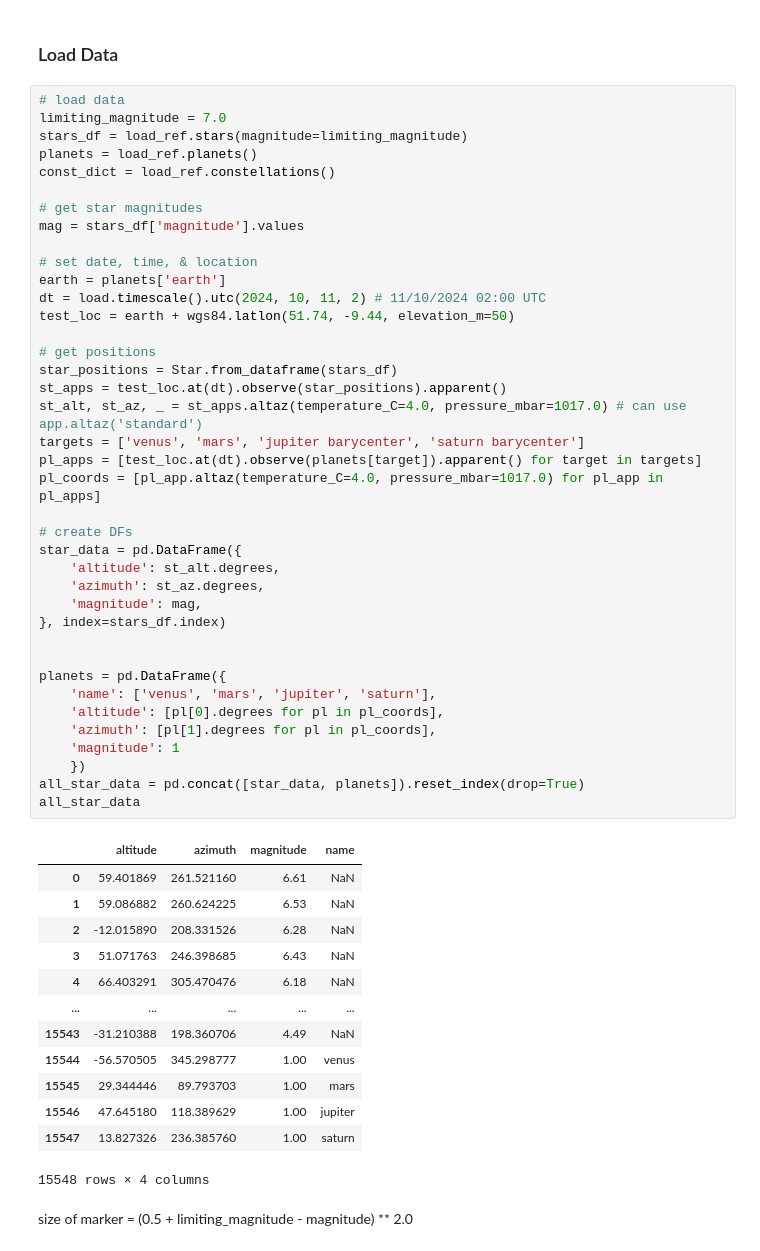
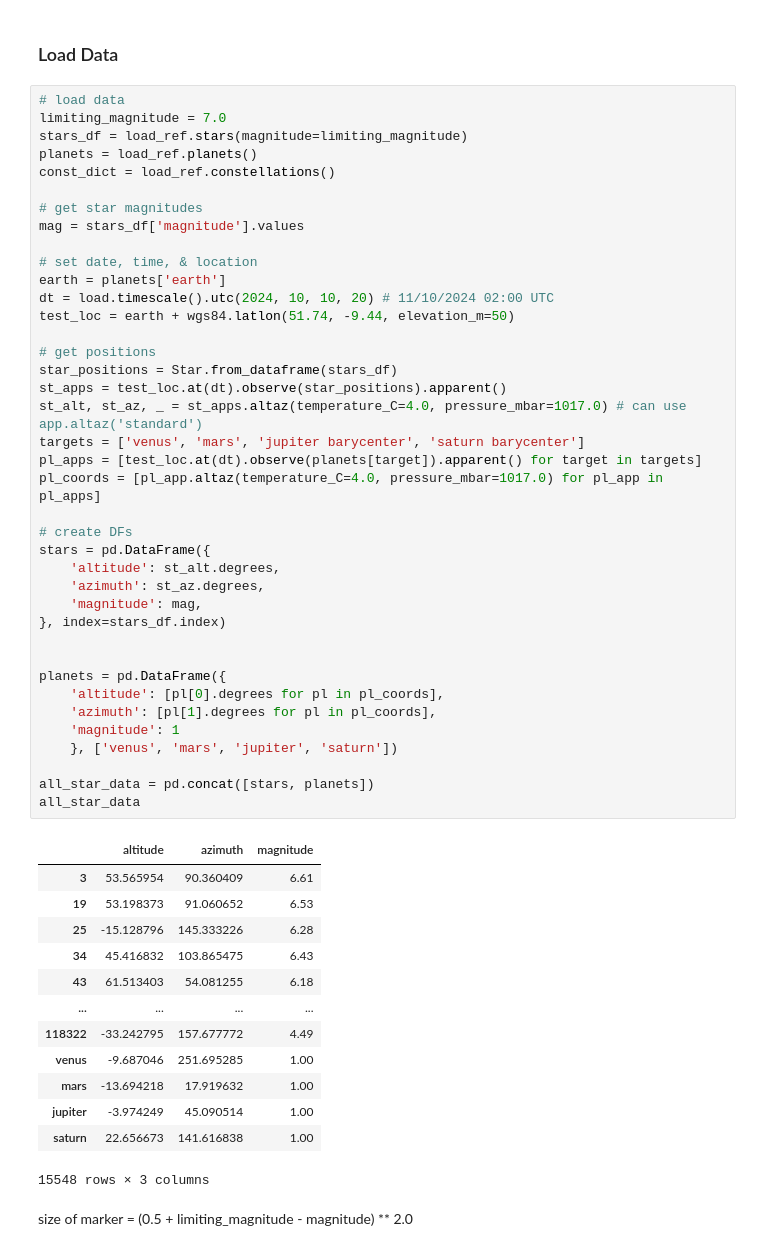
Before and after one commit to emilycardwell/find-my-star, a Jupyter notebook: testing.ipynb, the cells around one changed output. Drawn from its saved outputs; the diff is of its cells as text.

```diff
--- a/testing.ipynb
+++ b/testing.ipynb
@@ -48,51 +50,51 @@ planets = load_ref.planets()
 const_dict = load_ref.constellations()
 
 # get star magnitudes
 mag = stars_df['magnitude'].values
 
 # set date, time, & location
 earth = planets['earth']
-dt = load.timescale().utc(2024, 10, 11, 2) # 11/10/2024 02:00 UTC
+dt = load.timescale().utc(2024, 10, 10, 20) # 11/10/2024 02:00 UTC
 test_loc = earth + wgs84.latlon(51.74, -9.44, elevation_m=50)
 
 # get positions
 star_positions = Star.from_dataframe(stars_df)
 st_apps = test_loc.at(dt).observe(star_positions).apparent()
 st_alt, st_az, _ = st_apps.altaz(temperature_C=4.0, pressure_mbar=1017.0) # can use app.altaz('standard')
 targets = ['venus', 'mars', 'jupiter barycenter', 'saturn barycenter']
 pl_apps = [test_loc.at(dt).observe(planets[target]).apparent() for target in targets]
 pl_coords = [pl_app.altaz(temperature_C=4.0, pressure_mbar=1017.0) for pl_app in pl_apps]
 
 # create DFs
-star_data = pd.DataFrame({
+stars = pd.DataFrame({
     'altitude': st_alt.degrees,
     'azimuth': st_az.degrees,
     'magnitude': mag,
 }, index=stars_df.index)
 
 
 planets = pd.DataFrame({
-    'name': ['venus', 'mars', 'jupiter', 'saturn'],
     'altitude': [pl[0].degrees for pl in pl_coords],
     'azimuth': [pl[1].degrees for pl in pl_coords],
     'magnitude': 1
-    })
-all_star_data = pd.concat([star_data, planets]).reset_index(drop=True)
+    }, ['venus', 'mars', 'jupiter', 'saturn'])
+
+all_star_data = pd.concat([stars, planets])
 all_star_data
 # %% [output]
-|  | altitude | azimuth | magnitude | name |
-| 0 | 59.401869 | 261.521160 | 6.61 | NaN |
-| 1 | 59.086882 | 260.624225 | 6.53 | NaN |
-| 2 | -12.015890 | 208.331526 | 6.28 | NaN |
-| 3 | 51.071763 | 246.398685 | 6.43 | NaN |
-| 4 | 66.403291 | 305.470476 | 6.18 | NaN |
-| ... | ... | ... | ... | ... |
-| 15543 | -31.210388 | 198.360706 | 4.49 | NaN |
-| 15544 | -56.570505 | 345.298777 | 1.00 | venus |
-| 15545 | 29.344446 | 89.793703 | 1.00 | mars |
-| 15546 | 47.645180 | 118.389629 | 1.00 | jupiter |
-| 15547 | 13.827326 | 236.385760 | 1.00 | saturn |
+|  | altitude | azimuth | magnitude |
+| 3 | 53.565954 | 90.360409 | 6.61 |
+| 19 | 53.198373 | 91.060652 | 6.53 |
+| 25 | -15.128796 | 145.333226 | 6.28 |
+| 34 | 45.416832 | 103.865475 | 6.43 |
+| 43 | 61.513403 | 54.081255 | 6.18 |
+| ... | ... | ... | ... |
+| 118322 | -33.242795 | 157.677772 | 4.49 |
+| venus | -9.687046 | 251.695285 | 1.00 |
+| mars | -13.694218 | 17.919632 | 1.00 |
+| jupiter | -3.974249 | 45.090514 | 1.00 |
+| saturn | 22.656673 | 141.616838 | 1.00 |
-15548 rows × 4 columns
+15548 rows × 3 columns
 # %% [markdown]
 size of marker = (0.5 + limiting_magnitude - magnitude) ** 2.0
 # %%
```
Also changed, not shown: parts of 10 cells of this notebook.
